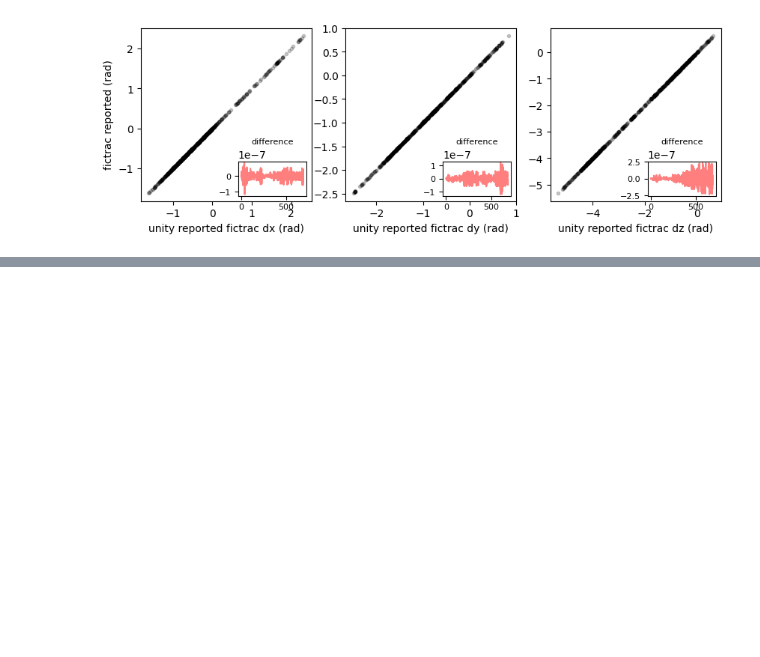
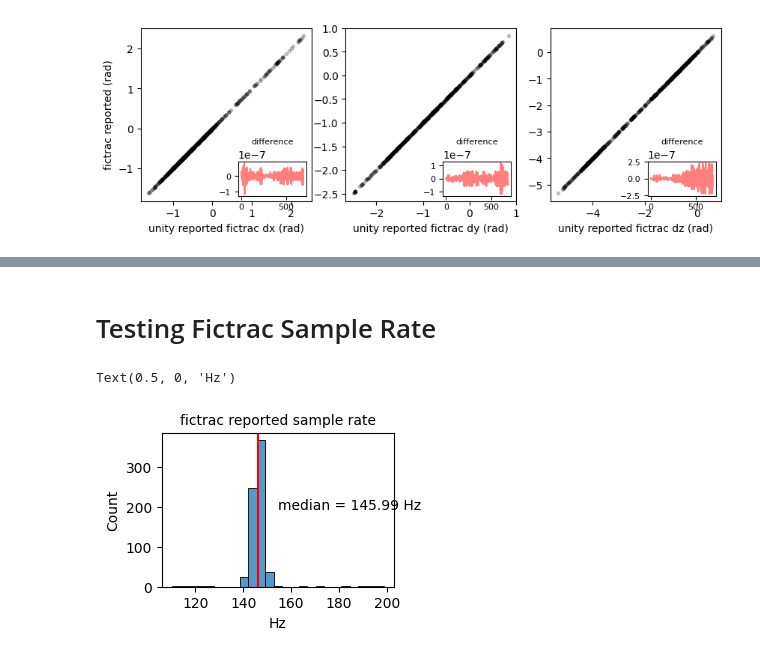
Before and after one commit to AishaHamid201/unityvr_SC, a Jupyter notebook: unityvr/scripts/unityFictracIntegrationTest.ipynb, the cells around one changed output, grey strips where cells are left out. Drawn from its saved outputs; the diff is of its cells as text; code cells hidden in the pictures; blank space fills up the shorter version.

```diff
--- a/unityvr/scripts/unityFictracIntegrationTest.ipynb
+++ b/unityvr/scripts/unityFictracIntegrationTest.ipynb
@@ -288,0 +325,13 @@ Why?
+# %% [markdown]
+# Testing Fictrac Sample Rate
+# %%
+plt.figure(figsize=(3,2))
+sns.histplot(1/(np.diff(fictracData['time'])), bins = 25);
+plt.title('fictrac reported sample rate', fontsize = 10)
+plt.axvline(1/np.median(np.diff(fictracData['time'])), color='r');
+median = np.round(1/np.median(np.diff(fictracData['time'])),2)
+plt.text(0.5, 0.5, f'median = {median} Hz', transform=plt.gca().transAxes);
+plt.xlabel('Hz')
+# %% [output]
+Text(0.5, 0, 'Hz')
+[figure, added]
```
Also changed, not shown: parts of 38 cells of this notebook, 1 other file.
